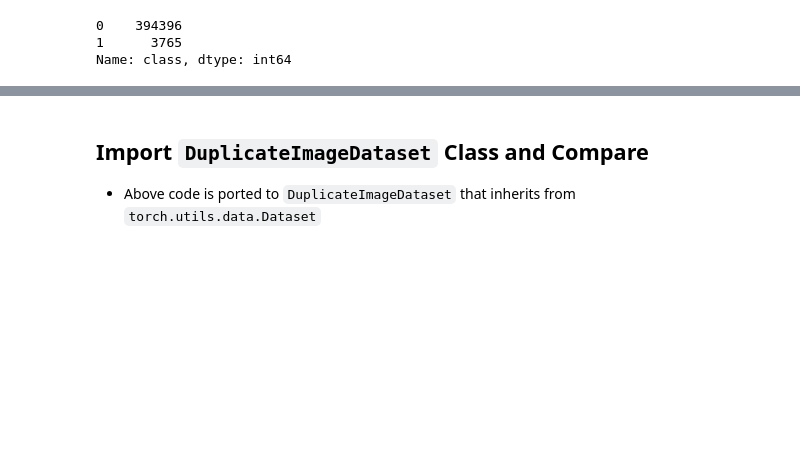
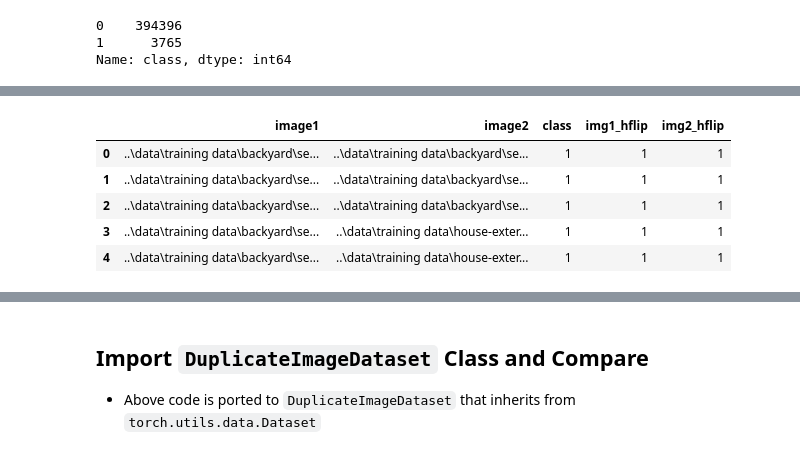
Before and after one commit to ngrq123/same-space, a Jupyter notebook: notebooks/1. Create Training Dataset.ipynb, the cells around one changed output, grey strips where cells are left out. Drawn from its saved outputs; the diff is of its cells as text; code cells hidden in the pictures; blank space fills up the shorter version.

```diff
--- a/notebooks/1. Create Training Dataset.ipynb
+++ b/notebooks/1. Create Training Dataset.ipynb
@@ -111,0 +203,10 @@ Name: class, dtype: int64
+# %%
+train_df = pd.concat([upsampled_df, non_duplicate_pairs_df], ignore_index=True).drop(['similarity'], axis=1)
+train_df.head()
+# %% [output]
+|  | image1 | image2 | class | img1_hflip | img2_hflip |
+| 0 | ..\data\training data\backyard\se... | ..\data\training data\backyard\se... | 1 | 1 | 1 |
+| 1 | ..\data\training data\backyard\se... | ..\data\training data\backyard\se... | 1 | 1 | 1 |
+| 2 | ..\data\training data\backyard\se... | ..\data\training data\backyard\se... | 1 | 1 | 1 |
+| 3 | ..\data\training data\backyard\se... | ..\data\training data\house-exter... | 1 | 1 | 1 |
+| 4 | ..\data\training data\backyard\se... | ..\data\training data\house-exter... | 1 | 1 | 1 |
```
Also changed, not shown: parts of 27 cells of this notebook, 2 other files.
